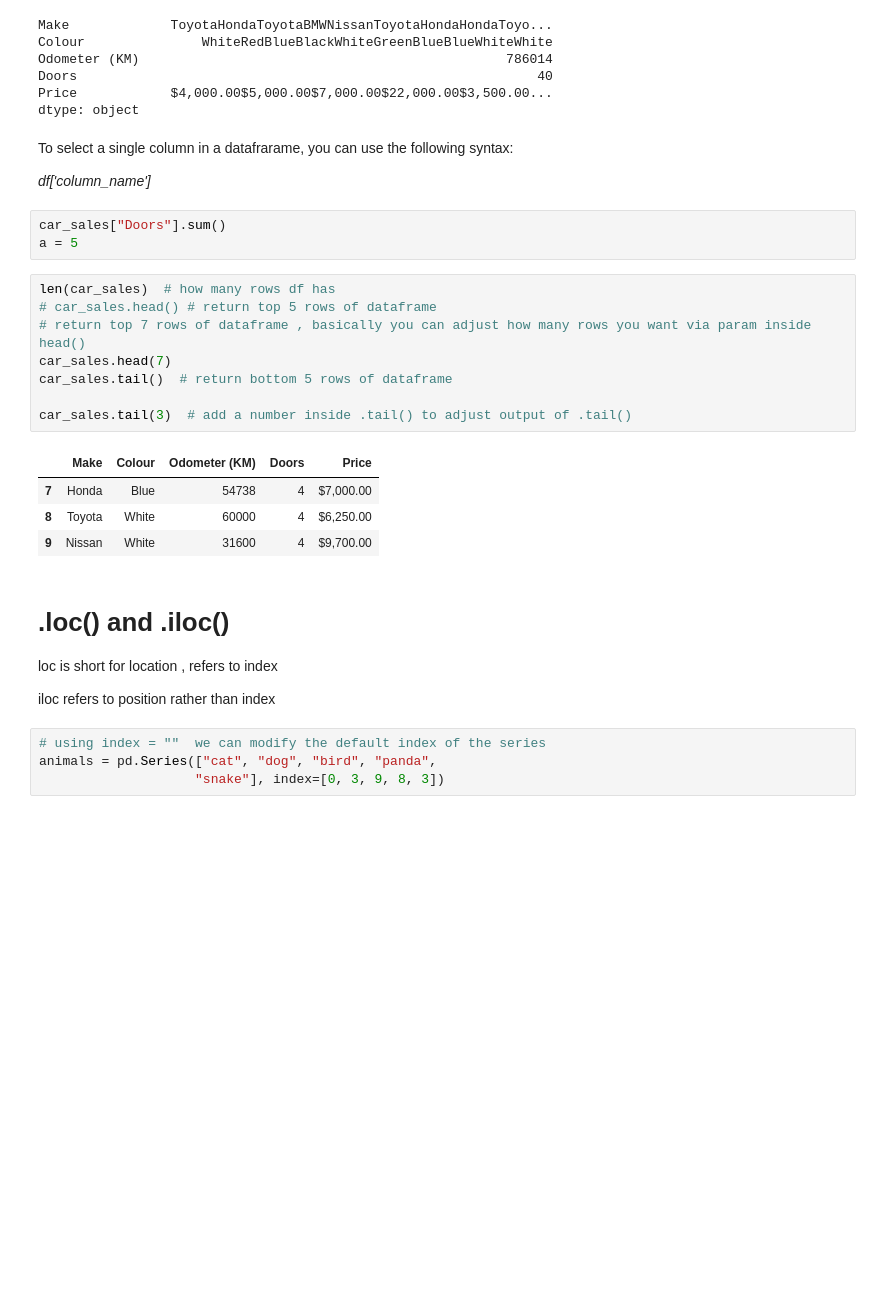
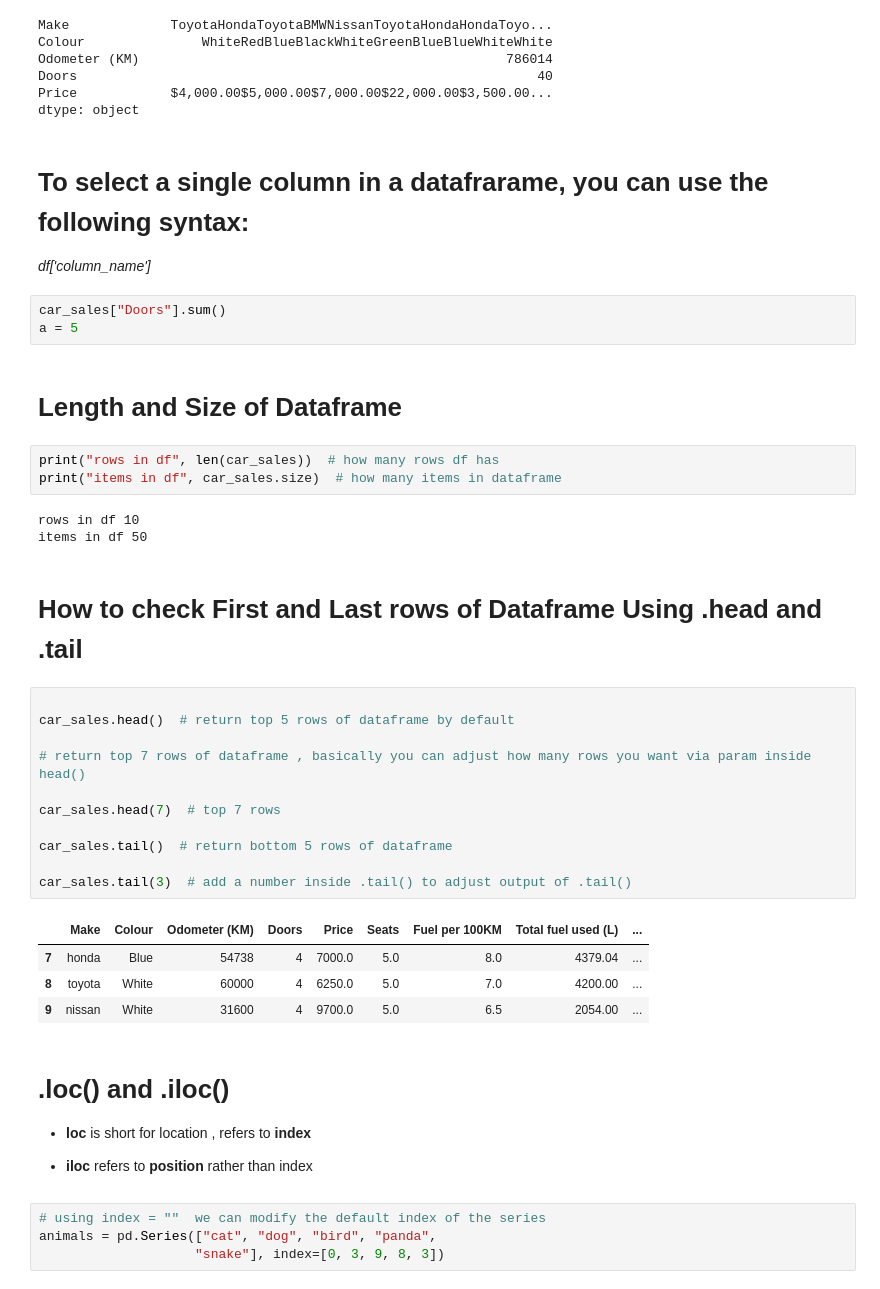
Before and after one commit to osamaizhar/Datascience-and-AI-Learning, a Jupyter notebook: Pandas/main.ipynb, the cells around one changed output. Cells and saved outputs as stored; diff of their text form; blank space fills up the shorter version.

```diff
--- a/Pandas/main.ipynb
+++ b/Pandas/main.ipynb
@@ -108,30 +197,43 @@ Doors                                                           40
 Price            $4,000.00$5,000.00$7,000.00$22,000.00$3,500.00...
 dtype: object
 # %% [markdown]
-To select a single column in a datafrarame, you can use the following syntax:
+# To select a single column in a datafrarame, you can use the following syntax:
 
 *df['column_name']*
 # %%
 car_sales["Doors"].sum()
 a = 5
+# %% [markdown]
+# Length and Size of Dataframe
+# %%
+print("rows in df", len(car_sales))  # how many rows df has
+print("items in df", car_sales.size)  # how many items in dataframe
+# %% [output]
+rows in df 10
+items in df 50
+# %% [markdown]
+# How to check **First** and **Last** rows of Dataframe Using **.head** and **.tail**
 # %%
-len(car_sales)  # how many rows df has
-# car_sales.head() # return top 5 rows of dataframe
+
+car_sales.head()  # return top 5 rows of dataframe by default
+
 # return top 7 rows of dataframe , basically you can adjust how many rows you want via param inside head()
-car_sales.head(7)
+
+car_sales.head(7)  # top 7 rows
+
 car_sales.tail()  # return bottom 5 rows of dataframe
 
 car_sales.tail(3)  # add a number inside .tail() to adjust output of .tail()
 # %% [output]
-|  | Make | Colour | Odometer (KM) | Doors | Price |
-| 7 | Honda | Blue | 54738 | 4 | $7,000.00 |
-| 8 | Toyota | White | 60000 | 4 | $6,250.00 |
-| 9 | Nissan | White | 31600 | 4 | $9,700.00 |
+|  | Make | Colour | Odometer (KM) | Doors | Price | Seats | Fuel per 100KM | Total fuel used (L) | ... |
+| 7 | honda | Blue | 54738 | 4 | 7000.0 | 5.0 | 8.0 | 4379.04 | ... |
+| 8 | toyota | White | 60000 | 4 | 6250.0 | 5.0 | 7.0 | 4200.00 | ... |
+| 9 | nissan | White | 31600 | 4 | 9700.0 | 5.0 | 6.5 | 2054.00 | ... |
 # %% [markdown]
 # .loc() and .iloc()
-loc is short for location , refers to index
+- **loc** is short for location , refers to **index**
 
-iloc refers to position rather than index
+- **iloc** refers to **position** rather than index
 # %%
 # using index = ""  we can modify the default index of the series
 animals = pd.Series(["cat", "dog", "bird", "panda",
```
Also changed, not shown: parts of 26 cells of this notebook, 2 other files.
